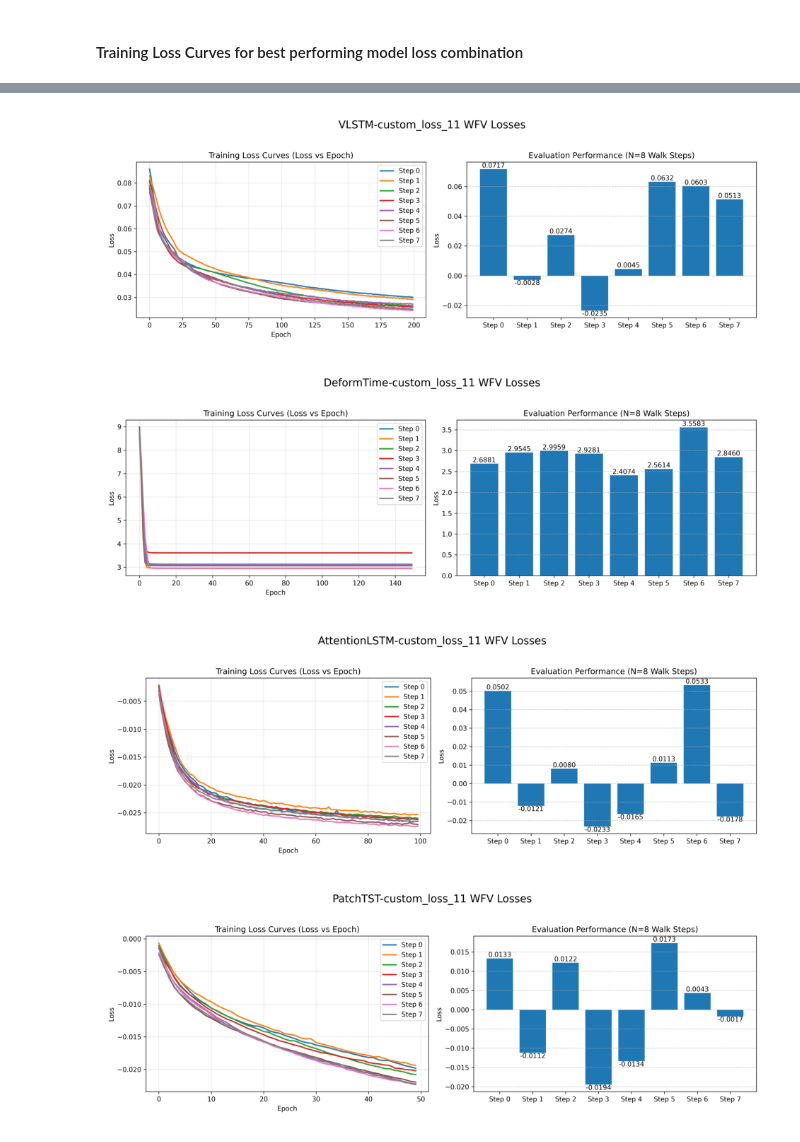
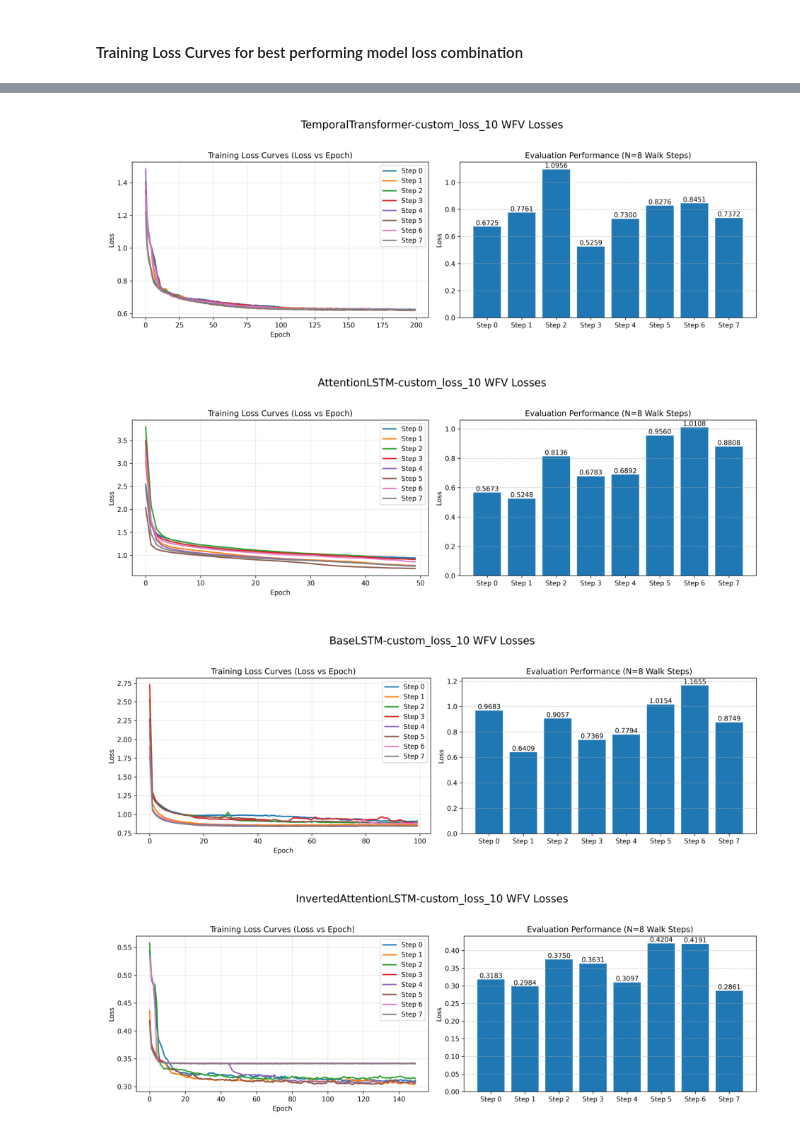
Before and after one commit to rahulkfernandes/Financially-Guided-Deep-Portfolio-Optimization, a Jupyter notebook: exploration/model_selection.ipynb, the cells around one changed output, grey strips where cells are left out. Cells and saved outputs as stored; diff of their text form; code cells hidden in the pictures.

Commit message:
Viz: Long-short model selection

```diff
--- a/exploration/model_selection.ipynb
+++ b/exploration/model_selection.ipynb
@@ -538,21 +551,21 @@ opti_hparams.get(model_name)
 # %%
-model_name = 'VLSTM-custom_loss_11'
+model_name = 'TemporalTransformer-custom_loss_10'
 plot_train_curves(model_name)
 # %% [output]
-[figure, old version]
+[figure, new version]
 # %%
-model_name = 'DeformTime-custom_loss_11'
+model_name = 'AttentionLSTM-custom_loss_10'
 plot_train_curves(model_name)
 # %% [output]
-[figure, old version]
+[figure, new version]
 # %%
-model_name = 'AttentionLSTM-custom_loss_11'
+model_name = 'BaseLSTM-custom_loss_10'
 plot_train_curves(model_name)
 # %% [output]
-[figure, old version]
+[figure, new version]
 # %%
-model_name = 'PatchTST-custom_loss_11'
+model_name = 'InvertedAttentionLSTM-custom_loss_10'
 plot_train_curves(model_name)
 # %% [output]
-[figure, old version]
+[figure, new version]
 # %%
```
Also changed, not shown: parts of 17 cells of this notebook.
